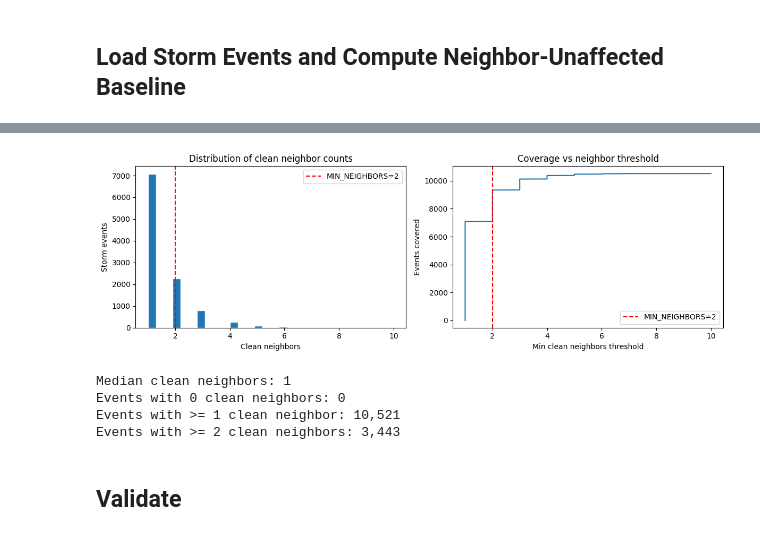
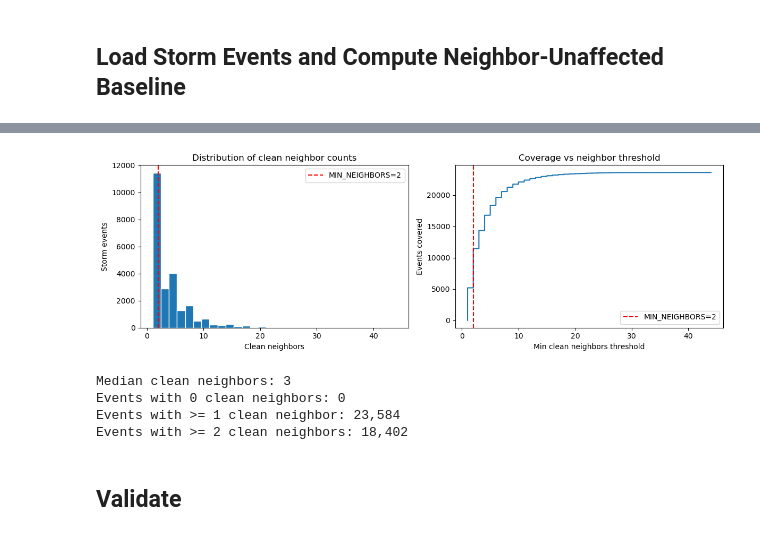
Before and after one commit to csclev/climate-exposure, a Jupyter notebook: notebooks/04_zillow_pipeline.ipynb, the cells around one changed output, grey strips where cells are left out. Cells and saved outputs as stored; diff of their text form; code cells hidden in the pictures.

Commit message:
Zillow and Event Study pipeline updated for raw+smooth zillow values, scaled NRI

```diff
--- a/notebooks/04_zillow_pipeline.ipynb
+++ b/notebooks/04_zillow_pipeline.ipynb
@@ -158,16 +184,35 @@ Unaffected rows (baseline pool): 171,042
 adj_df = pd.read_csv('../data/raw/county_adjacency.csv')
 adj_df['County GEOID'] = adj_df['County GEOID'].astype(int).astype(str).str.zfill(5)
 adj_df['Neighbor GEOID'] = adj_df['Neighbor GEOID'].astype(int).astype(str).str.zfill(5)
-
-# Create a dictionary where key = County, value = list of Neighbors
-# We exclude the county itself if it appears in the neighbors list
-neighbors = adj_df[adj_df['Neighbor GEOID'] != adj_df['County GEOID']].groupby('County GEOID')['Neighbor GEOID'].apply(list).to_dict()
-
-zhvi_fips = set(zhvi_idx.index.get_level_values('stcofips'))
-neighbors = {
-    target: [n for n in neighbor_list if n in zhvi_fips]
-    for target, neighbor_list in neighbors.items()
-}
+# %%
+NEIGHBOR_LEVEL = 2
+def create_neighbors(zhvi_idx):
+    zhvi_fips = set(zhvi_idx.index.get_level_values('stcofips'))
+
+    if NEIGHBOR_LEVEL == 1:
+        # Create a dictionary where key = County, value = list of Neighbors
+        # We exclude the county itself if it appears in the neighbors list
+        neighbors = adj_df[adj_df['Neighbor GEOID'] != adj_df['County GEOID']].groupby('County GEOID')['Neighbor GEOID'].apply(list).to_dict()
+
+
+    elif NEIGHBOR_LEVEL == 2:
+        neighbors = adj_df[adj_df['Neighbor GEOID'] != adj_df['County GEOID']][["County GEOID", "Neighbor GEOID"]]
+        neighbors = neighbors.merge(
+            neighbors,
+            left_on = 'Neighbor GEOID',
+            right_on = 'County GEOID'
+        )
+        neighbors = neighbors.drop(["Neighbor GEOID_x", "County GEOID_y"], axis=1)
+        neighbors = neighbors[neighbors["County GEOID_x"] != neighbors["Neighbor GEOID_y"]].groupby("County GEOID_x")["Neighbor GEOID_y"].apply(list).to_dict()
+    else:
+        raise ValueError("Neighbor level cannot be greater than 2")
+
+    return {
+        target: [n for n in neighbor_list if n in zhvi_fips]
+        for target, neighbor_list in neighbors.items()
+    }
+neighbors_raw = create_neighbors(zhvi_idx_raw)
+neighbors_smooth = create_neighbors(zhvi_idx_smooth)
 # %%
 PRE_EVENT_MONTHS  = 3
 POST_EVENT_MONTHS = 9
@@ -230,44 +283,44 @@ Storm events covered:                   10,521
 import matplotlib.pyplot as plt
 
 event_neighbor_counts = (
-    baseline_lookup
+    baseline_lookup_raw
     .groupby(['target_fips', 'storm_year', 'storm_month'])['n_clean_neighbors']
     .first()
 )
 
 fig, axes = plt.subplots(1, 2, figsize=(12, 4))
 
 # Distribution histogram
 axes[0].hist(event_neighbor_counts, bins=30, edgecolor='white')
 axes[0].set_xlabel('Clean neighbors')
 axes[0].set_ylabel('Storm events')
 axes[0].set_title('Distribution of clean neighbor counts')
 axes[0].axvline(x=2, color='red', linestyle='--', label='MIN_NEIGHBORS=2')
 axes[0].legend()
 
 # Cumulative coverage curve
 sorted_counts = event_neighbor_counts.sort_values()
 cumulative = range(1, len(sorted_counts) + 1)
 axes[1].plot(sorted_counts.values, cumulative)
 axes[1].set_xlabel('Min clean neighbors threshold')
 axes[1].set_ylabel('Events covered')
 axes[1].set_title('Coverage vs neighbor threshold')
 axes[1].axvline(x=2, color='red', linestyle='--', label='MIN_NEIGHBORS=2')
 axes[1].legend()
 
 plt.tight_layout()
 plt.show()
 
 print(f'Median clean neighbors: {event_neighbor_counts.median():.0f}')
 print(f'Events with 0 clean neighbors: {(event_neighbor_counts == 0).sum():,}')
 print(f'Events with >= 1 clean neighbor: {(event_neighbor_counts >= 1).sum():,}')
 print(f'Events with >= 2 clean neighbors: {(event_neighbor_counts >= 2).sum():,}')
 # %% [output]
-[figure, old version]
+[figure, new version]
-Median clean neighbors: 1
+Median clean neighbors: 3
 Events with 0 clean neighbors: 0
-Events with >= 1 clean neighbor: 10,521
-Events with >= 2 clean neighbors: 3,443
+Events with >= 1 clean neighbor: 23,584
+Events with >= 2 clean neighbors: 18,402
 # %% [markdown]
 ## Validate
 # %%
```
Also changed, not shown: parts of 9 cells of this notebook, 10 other files.
